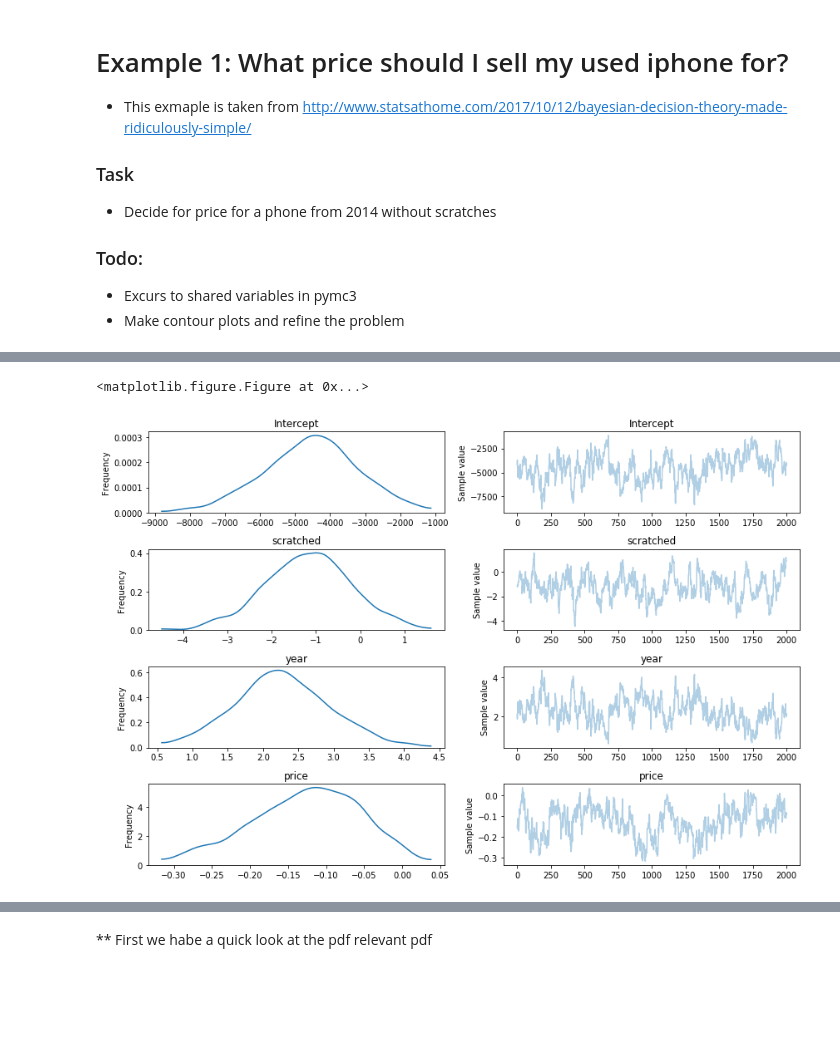
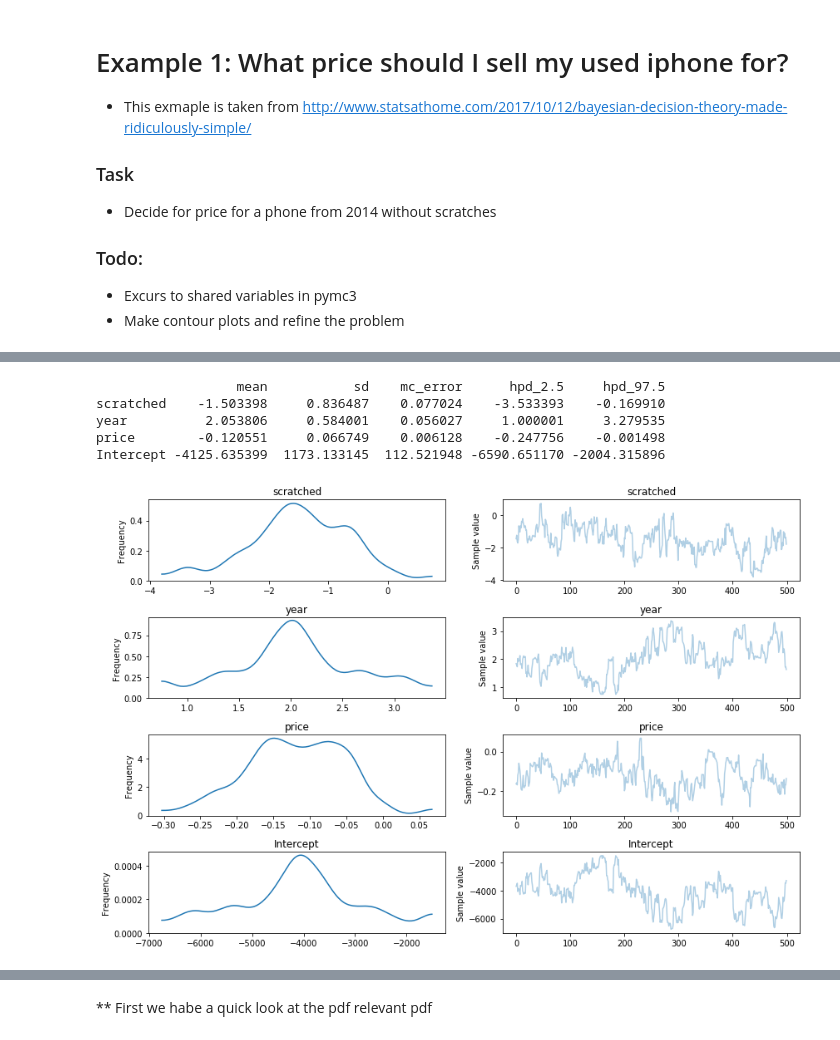
Before and after one commit to 8gradplus/baysian_decision_theory, a Jupyter notebook: simple_decision.ipynb, the cells around one changed output, grey strips where cells are left out. Drawn from its saved outputs; the diff is of its cells as text; code cells hidden in the pictures; blank space fills up the shorter version.

```diff
--- a/simple_decision.ipynb
+++ b/simple_decision.ipynb
@@ -39,4 +50,12 @@ $$\beta_2 \sim \mathcal N(-2, 1) $$
 * Instead of year take feature "years old"
 * Include interaction terms
 * Use GLM syntax
+# %%
+def get_intial_test_values(model: pm.Model):
+    for RV in model.basic_RVs:
+        print(RV.name, RV.logp(model.test_point))
+
+def inspect_model(trace):
+    pm.traceplot(trace)
+    print(pm.summary(trace))
 # %%
@@ -60,10 +83,12 @@ INFO:pymc3:Initializing NUTS using jitter+adapt_diag...
-# %%
-plt.figure(figsize=(7, 7))
-pm.traceplot(trace_logistic_model)
-plt.tight_layout();
-# %% [output]
-<matplotlib.figure.Figure at 0x...>
-[figure, removed]
+# %%
+inspect_model(trace_logistic)
+# %% [output]
+                  mean           sd    mc_error      hpd_2.5     hpd_97.5
+scratched    -1.503398     0.836487    0.077024    -3.533393    -0.169910
+year          2.053806     0.584001    0.056027     1.000001     3.279535
+price        -0.120551     0.066749    0.006128    -0.247756    -0.001498
+Intercept -4125.635399  1173.133145  112.521948 -6590.651170 -2004.315896
+[figure, added]
 # %%
 def predict(price, scratched, year, trace):
     linear = trace['Intercept'] + trace['scratched'] * scratched + trace['year'] * year + trace['price'] * price
```
Also changed, not shown: parts of 12 cells of this notebook.
